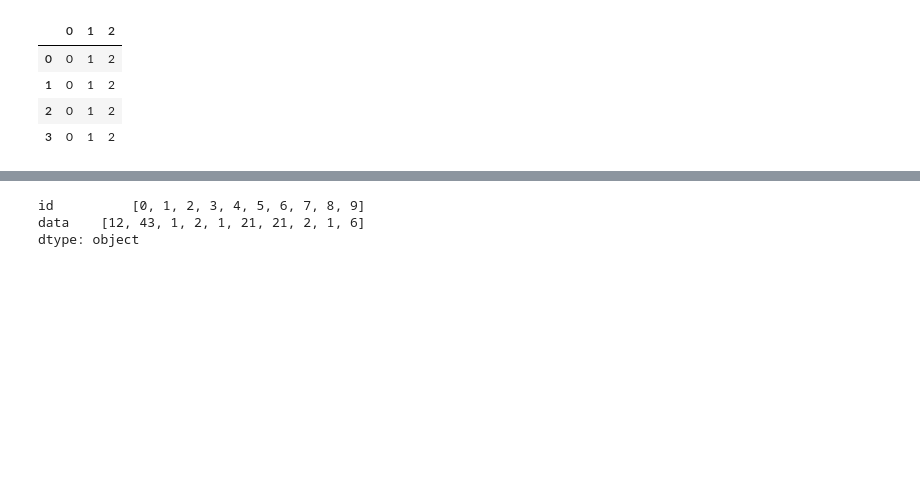
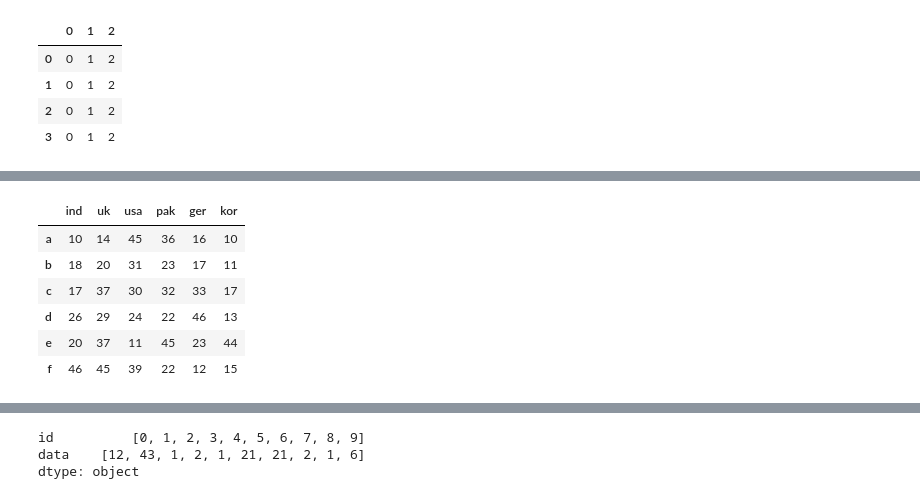
Before and after one commit to Nidhisha08/PYTHON, a Jupyter notebook: pandas.ipynb, the cells around one changed output, grey strips where cells are left out. Drawn from its saved outputs; the diff is of its cells as text; code cells hidden in the pictures; blank space fills up the shorter version.

```diff
--- a/pandas.ipynb
+++ b/pandas.ipynb
@@ -755,0 +829,12 @@ ValueError: Shape of passed values is (2, 1), indices imply (2, 2)
+# %%
+#sort the values
+df=pd.DataFrame(np.random.randint(10,50,(6,6)),index=list("abcdef"),columns=["ind","uk","usa",'pak',"ger","kor"])
+df
+# %% [output]
+|  | ind | uk | usa | pak | ger | kor |
+| a | 10 | 14 | 45 | 36 | 16 | 10 |
+| b | 18 | 20 | 31 | 23 | 17 | 11 |
+| c | 17 | 37 | 30 | 32 | 33 | 17 |
+| d | 26 | 29 | 24 | 22 | 46 | 13 |
+| e | 20 | 37 | 11 | 45 | 23 | 44 |
+| f | 46 | 45 | 39 | 22 | 12 | 15 |
```
Also changed, not shown: parts of 51 cells of this notebook.
